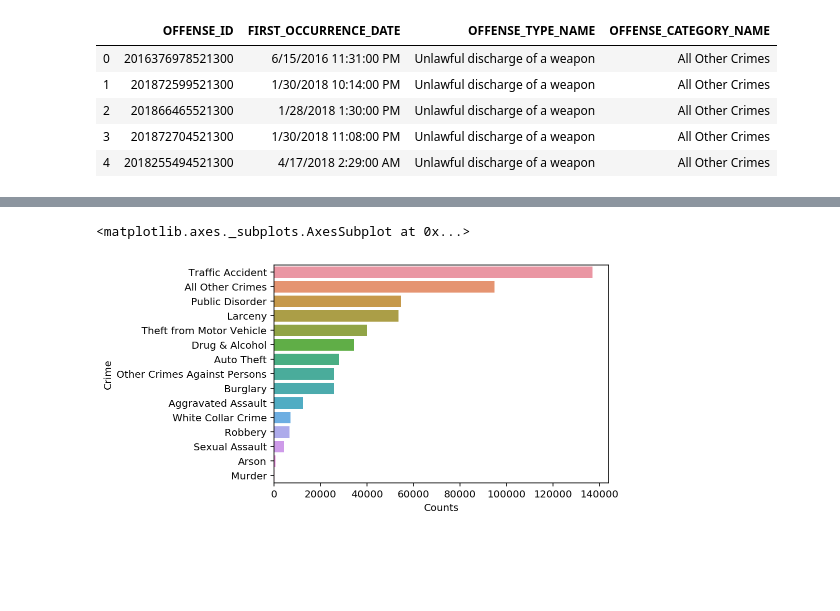
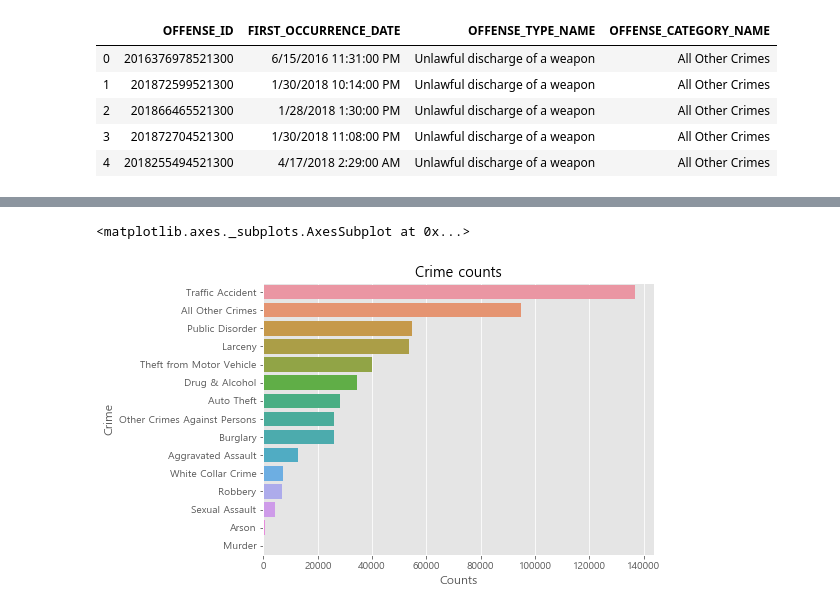
Before and after one commit to ByeongDoo-Han/Analysis, a Jupyter notebook: denver_crime.ipynb, the cells around one changed output, grey strips where cells are left out. Saved outputs shown, nothing was run; the diff lists cells and outputs as text; code cells hidden in the pictures; blank space fills up the shorter version.

```diff
--- a/denver_crime.ipynb
+++ b/denver_crime.ipynb
@@ -85,4 +94,4 @@ dff.head()
 | 3 | 201872704521300 | 1/30/2018 11:08:00 PM | Unlawful discharge of a weapon | All Other Crimes |
 | 4 | 2018255494521300 | 4/17/2018 2:29:00 AM | Unlawful discharge of a weapon | All Other Crimes |
 # %%
-dff['FIRST_OCCURRENCE_DATE'] = pd.to_datetime(dff['FIRST_OCCURRENCE_DATE'])
+dff['FIRST_OCCURRENCE_DATE'] = tqdm_notebook(pd.to_datetime(dff['FIRST_OCCURRENCE_DATE']))
@@ -91,7 +119,10 @@ crimekind = pd.DataFrame(dff['OFFENSE_CATEGORY_NAME'].value_counts()).reset_inde
 # %%
 crimekind.columns = ['Crime', 'Counts']
 # %%
+plt.style.use('ggplot')
+plt.figure(figsize=(7,5))
+plt.title('Crime counts')
 sns.barplot(data=crimekind, x='Counts', y='Crime')
 # %% [output]
 <matplotlib.axes._subplots.AxesSubplot at 0x...>
-[figure, old version]
+[figure, new version]
```
Also changed, not shown: parts of 52 cells of this notebook.
